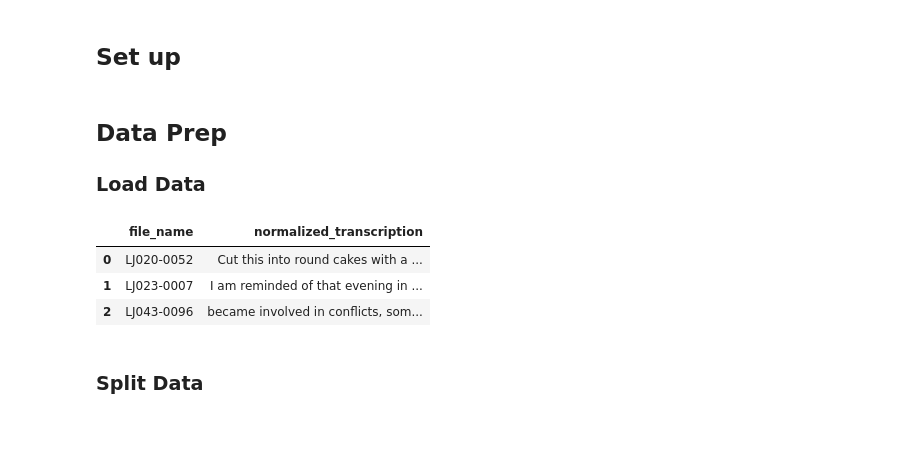
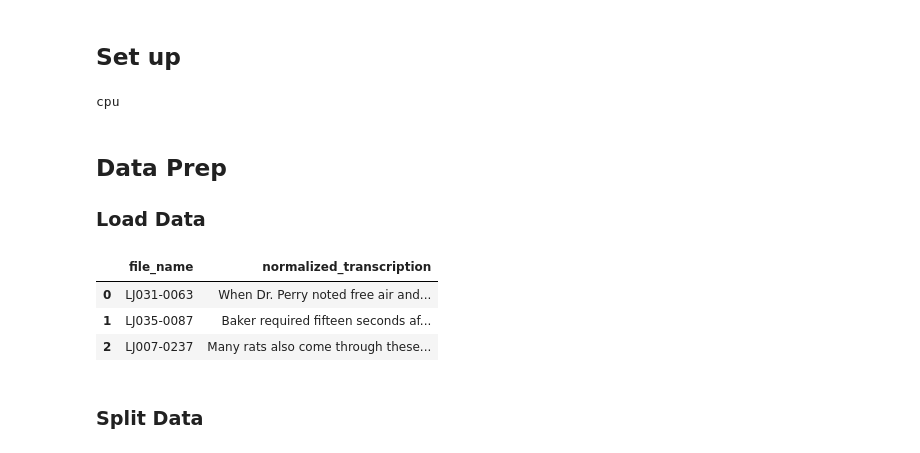
Before and after one commit to whettenr/severity-measures-asr, a Jupyter notebook: EX_3_TF.ipynb, the cells around one changed output. Cells and saved outputs as stored; diff of their text form; code cells hidden in the pictures.

```diff
--- a/EX_3_TF.ipynb
+++ b/EX_3_TF.ipynb
@@ -12,7 +12,6 @@
 import pandas as pd
 import numpy as np
 import tensorflow as tf
-import tensorflow_io as tfio
 from tensorflow import keras
 from tensorflow.keras import layers
 import matplotlib.pyplot as plt
@@ -21,31 +20,35 @@ from jiwer import wer
 
 import torch
 device = torch.device("cpu")
+# device = torch.device("cuda" if torch.cuda.is_available() else "cpu")
+print(device)
 
 from sentence_transformers import SentenceTransformer, util
 minilm = SentenceTransformer('sentence-transformers/all-MiniLM-L6-v2')
 
 
 %matplotlib inline
+# %% [output]
+cpu
 # %% [markdown]
 ## Data Prep
 ### Load Data
 # %%
-data_path = "/home/ryanwhetten/Downloads/LJSpeech-1.1"
+data_path = "/home/slimlab/Downloads/LJSpeech-1.1"
 wavs_path = data_path + "/wavs/"
 metadata_path = data_path + "/metadata.csv"
 
 # Read metadata file and parse it
 metadata_df = pd.read_csv(metadata_path, sep="|", header=None, quoting=3)
 metadata_df.columns = ["file_name", "transcription", "normalized_transcription"]
 metadata_df = metadata_df[["file_name", "normalized_transcription"]]
 metadata_df = metadata_df.sample(frac=1).reset_index(drop=True)
 metadata_df.head(3)
 # %% [output]
 |  | file_name | normalized_transcription |
-| 0 | LJ020-0052 | Cut this into round cakes with a ... |
-| 1 | LJ023-0007 | I am reminded of that evening in ... |
-| 2 | LJ043-0096 | became involved in conflicts, som... |
+| 0 | LJ031-0063 | When Dr. Perry noted free air and... |
+| 1 | LJ035-0087 | Baker required fifteen seconds af... |
+| 2 | LJ007-0237 | Many rats also come through these... |
 # %% [markdown]
 ### Split Data
 # %%
```
Also changed, not shown: parts of 21 cells of this notebook, 1 other file.
